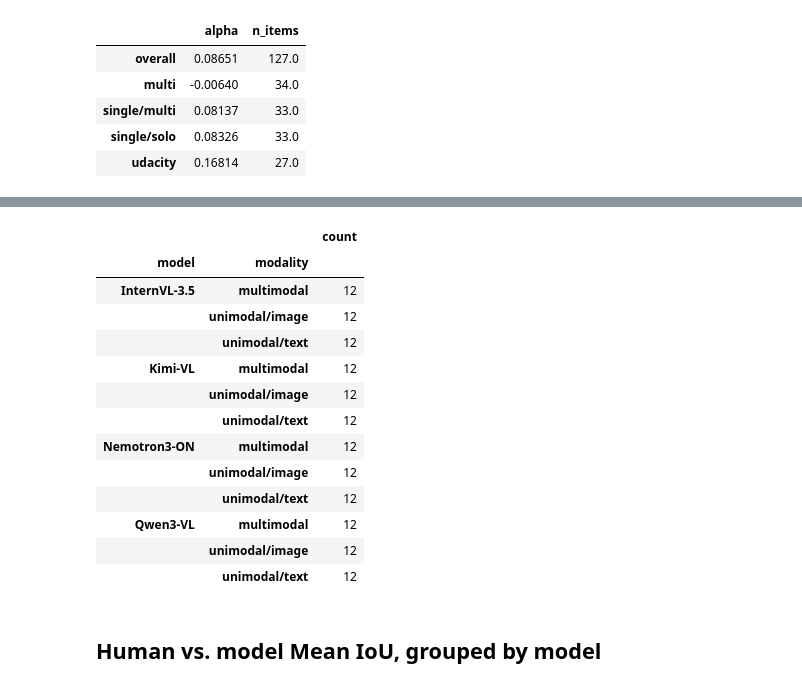
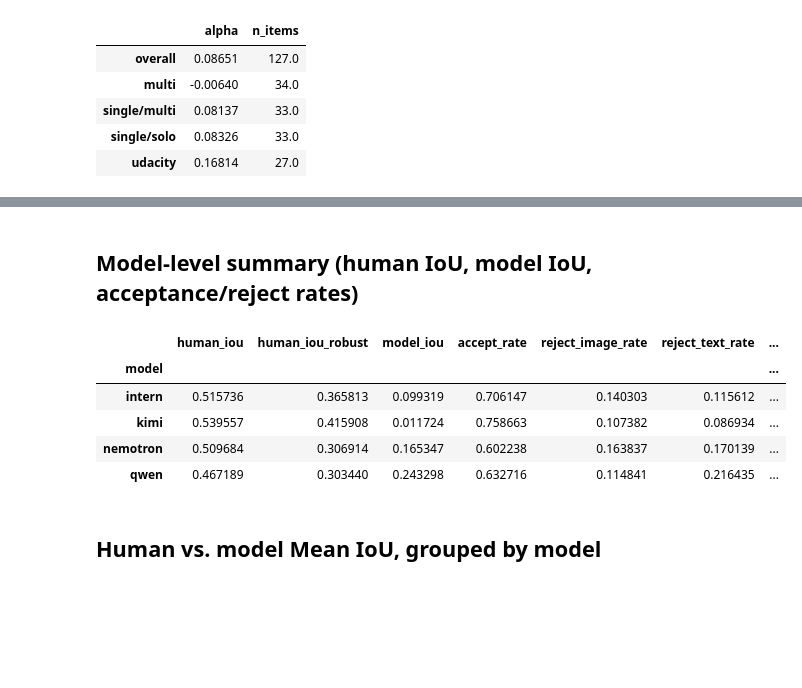
Before and after one commit to oliverweissl/SMOO, a Jupyter notebook: experiments/RQ3_Validity.ipynb, the cells around one changed output, grey strips where cells are left out. Saved outputs shown, nothing was run; the diff lists cells and outputs as text; code cells hidden in the pictures; blank space fills up the shorter version.

```diff
--- a/experiments/RQ3_Validity.ipynb
+++ b/experiments/RQ3_Validity.ipynb
@@ -130,23 +38,14 @@ model_iou_full.assign(model=model_iou_full["model"].map(rq3.MODEL_LABELS)).group
-# %%
-model_iou_cases = rq3.case_model_iou(case_meta)
-model_iou_cases.assign(model=model_iou_cases["model"].map(rq3.MODEL_LABELS)).groupby(["model", "modality"])[
-    "iou"
-].agg(["count"])
-# %% [output]
-|  |  | count |
-| model | modality |  |
-| InternVL-3.5 | multimodal | 12 |
-|  | unimodal/image | 12 |
-|  | unimodal/text | 12 |
-| Kimi-VL | multimodal | 12 |
-|  | unimodal/image | 12 |
-|  | unimodal/text | 12 |
-| Nemotron3-ON | multimodal | 12 |
-|  | unimodal/image | 12 |
-|  | unimodal/text | 12 |
-| Qwen3-VL | multimodal | 12 |
-|  | unimodal/image | 12 |
-|  | unimodal/text | 12 |
+# %% [markdown]
+## Model-level summary (human IoU, model IoU, acceptance/reject rates)
+# %%
+rq3.model_level_summary(case_df, model_iou_cases)
+# %% [output]
+|  | human_iou | human_iou_robust | model_iou | accept_rate | reject_image_rate | reject_text_rate | ... |
+| model |  |  |  |  |  |  | ... |
+| intern | 0.515736 | 0.365813 | 0.099319 | 0.706147 | 0.140303 | 0.115612 | ... |
+| kimi | 0.539557 | 0.415908 | 0.011724 | 0.758663 | 0.107382 | 0.086934 | ... |
+| nemotron | 0.509684 | 0.306914 | 0.165347 | 0.602238 | 0.163837 | 0.170139 | ... |
+| qwen | 0.467189 | 0.303440 | 0.243298 | 0.632716 | 0.114841 | 0.216435 | ... |
 # %% [markdown]
 ## Human vs. model Mean IoU, grouped by model
 # %%
```
Also changed, not shown: parts of 15 cells of this notebook, 1 other file.
